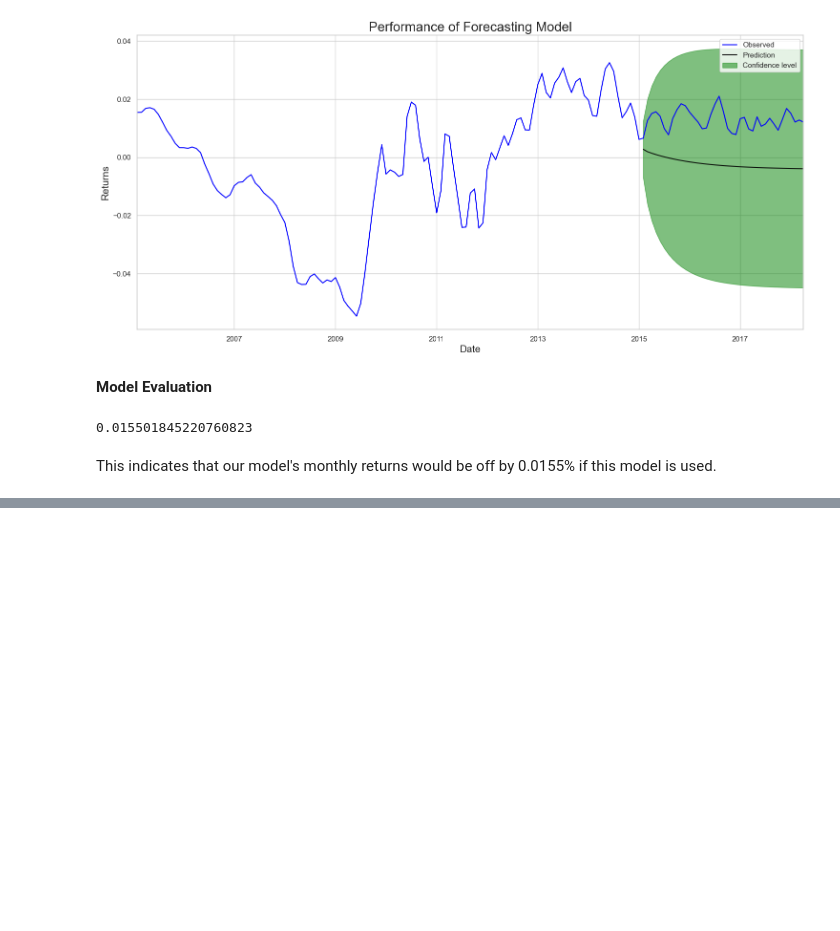
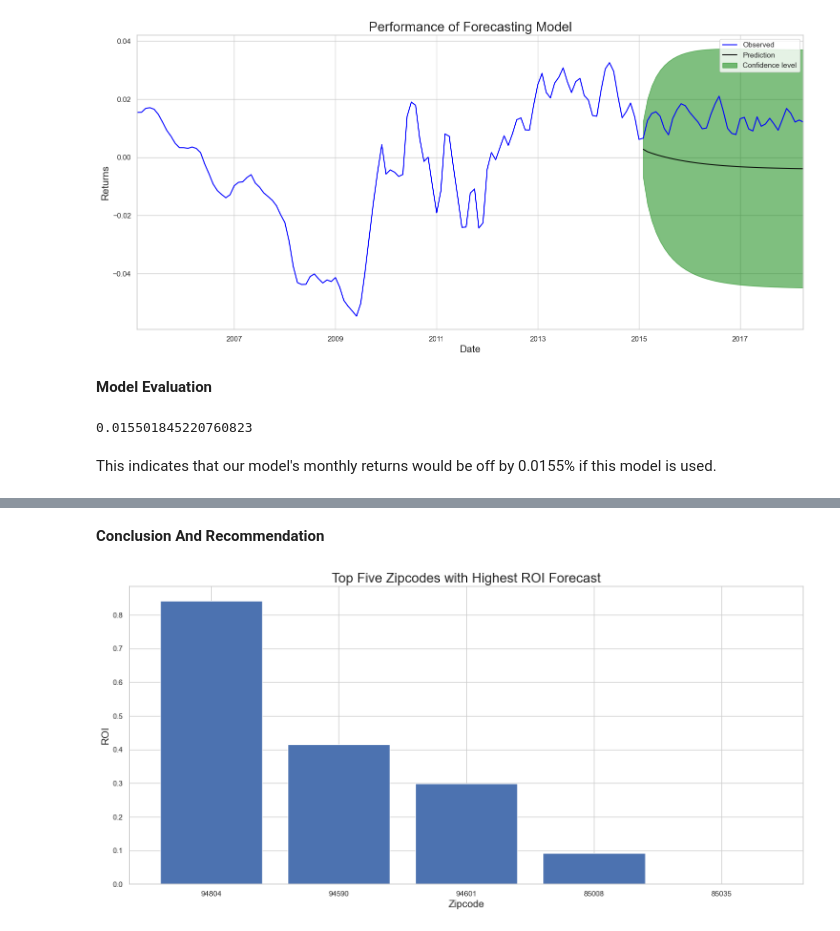
Before and after one commit to stanoff/dsc-project-time-series, a Jupyter notebook: Untitled.ipynb, the cells around one changed output, grey strips where cells are left out. Saved outputs shown, nothing was run; the diff lists cells and outputs as text; code cells hidden in the pictures; blank space fills up the shorter version.

Commit message:
conclusion

```diff
--- a/Untitled.ipynb
+++ b/Untitled.ipynb
@@ -805,0 +930,17 @@ This indicates that our model's monthly returns would be off by 0.0155% if this
+# %% [markdown]
+**Conclusion And Recommendation**
+# %%
+# Get the top five zipcodes with the highest ROI
+top_zipcodes = sorted(zip_predictions, key=zip_predictions.get, reverse=True)[:5]
+
+# Create a list of ROI values for the top five zipcodes
+roi_values = [zip_predictions[zipcode] for zipcode in top_zipcodes]
+
+# Create a bar graph of the top five zipcodes and their corresponding ROI values
+plt.bar(top_zipcodes, roi_values)
+plt.xlabel('Zipcode',fontsize=15)
+plt.ylabel('ROI',fontsize=15)
+plt.title('Top Five Zipcodes with Highest ROI Forecast',fontsize=20)
+plt.show()
+# %% [output]
+[figure, added]
```
Also changed, not shown: parts of 9 cells of this notebook.
